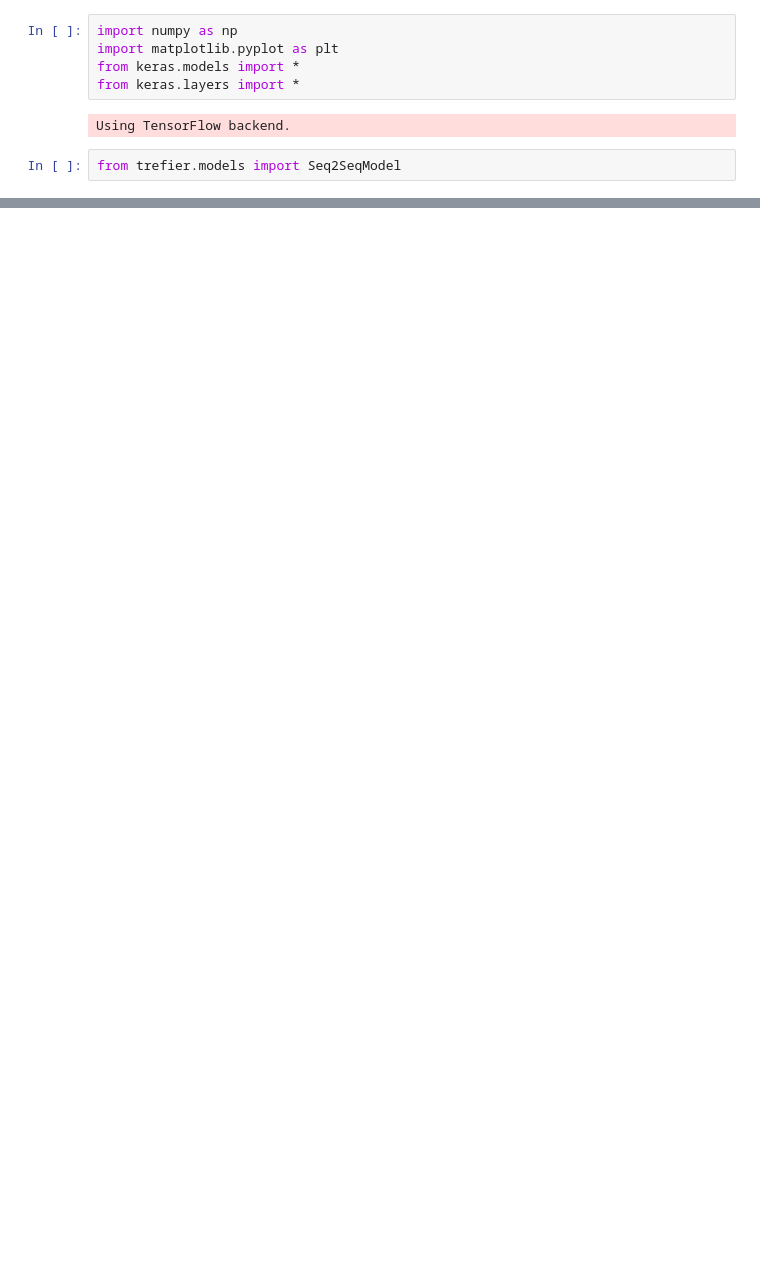
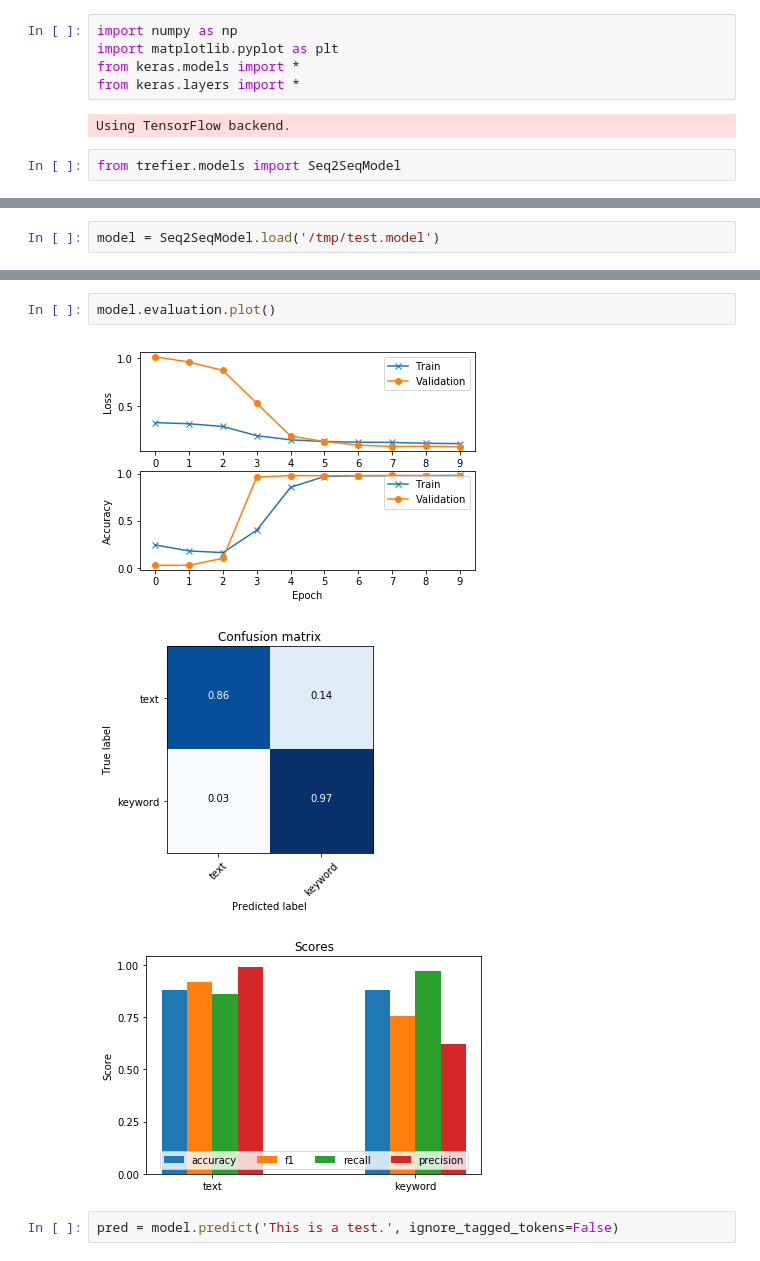
Before and after one commit to slatex/stexls, a Jupyter notebook: notebook.ipynb, the cells around one changed output, grey strips where cells are left out. Saved outputs shown, nothing was run; the diff lists cells and outputs as text; blank space fills up the shorter version.

Commit message:
predict, save & load all work

```diff
--- a/notebook.ipynb
+++ b/notebook.ipynb
@@ -36,0 +20,2 @@ model.evaluation.plot()
+# %%
+model = Seq2SeqModel.load('/tmp/test.model')
@@ -36,0 +32,8 @@ model.evaluation.plot()
+# %%
+model.evaluation.plot()
+# %% [output]
+[figure, added]
+[figure, added]
+[figure, added]
+# %%
+pred = model.predict('This is a test.', ignore_tagged_tokens=False)
```
Also changed, not shown: parts of 4 cells of this notebook, 1 other file.
